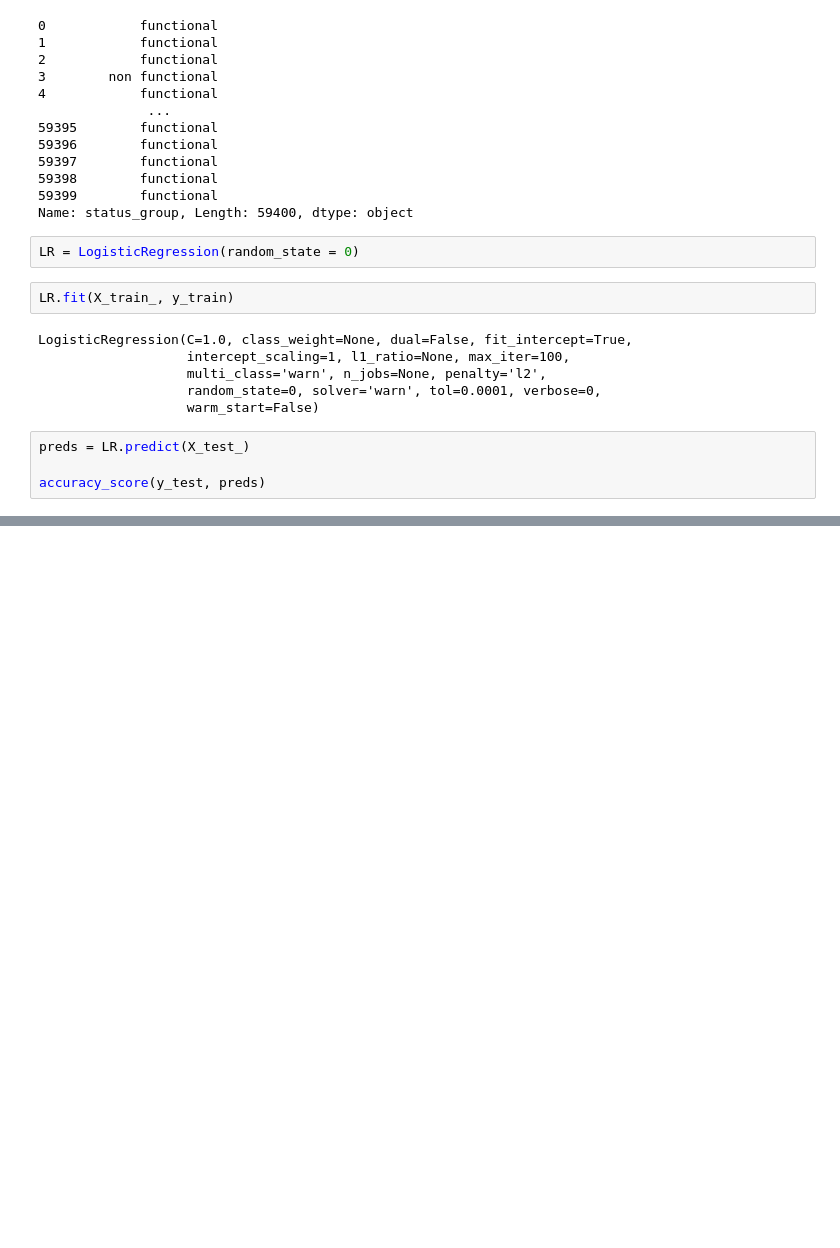
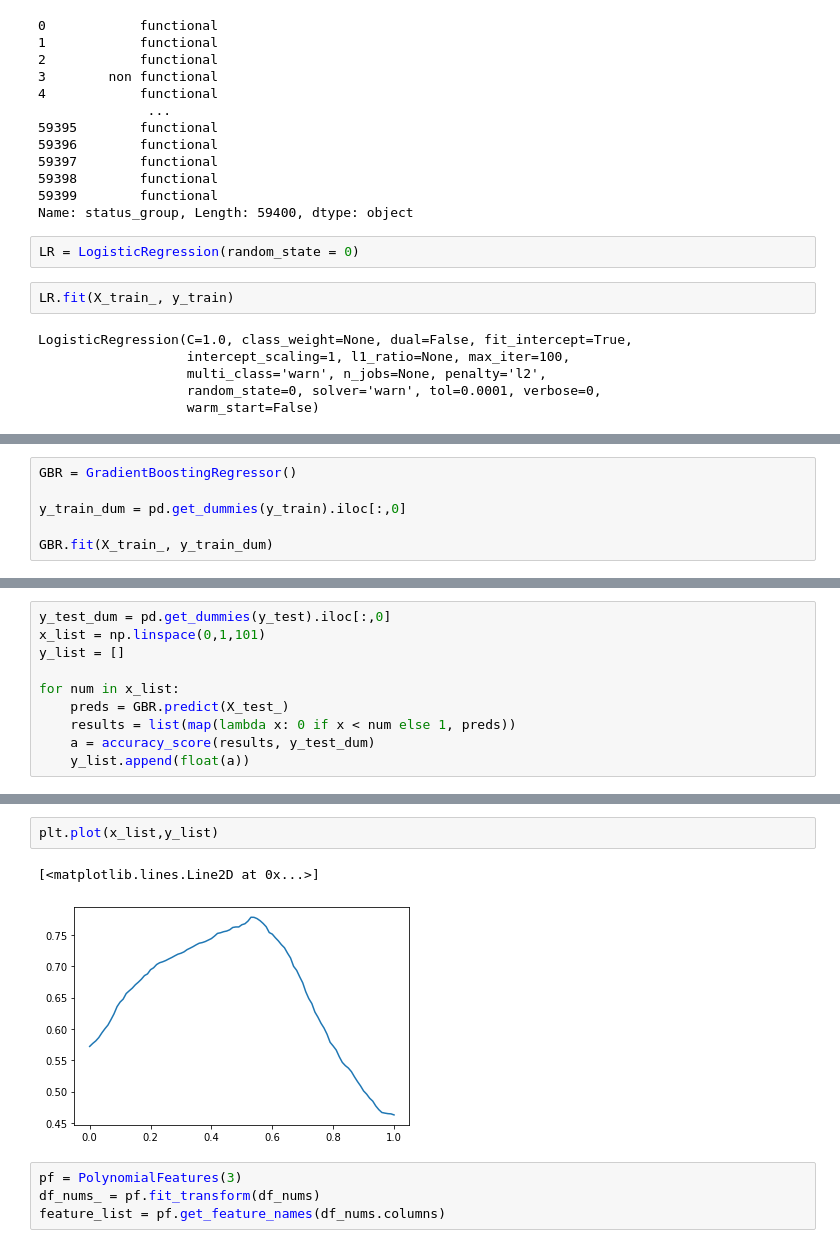
Before and after one commit to wvsharber/mod3project_Tanzania_water_well, a Jupyter notebook: lucas_exploratory/Explaratory.ipynb, the cells around one changed output, grey strips where cells are left out. Cells and saved outputs as stored; diff of their text form; blank space fills up the shorter version.

```diff
--- a/lucas_exploratory/Explaratory.ipynb
+++ b/lucas_exploratory/Explaratory.ipynb
@@ -259,7 +262,3 @@ LogisticRegression(C=1.0, class_weight=None, dual=False, fit_intercept=True,
                    multi_class='warn', n_jobs=None, penalty='l2',
                    random_state=0, solver='warn', tol=0.0001, verbose=0,
                    warm_start=False)
-# %%
-preds = LR.predict(X_test_)
-
-accuracy_score(y_test, preds)
@@ -267,0 +282,6 @@ accuracy_score(y_test, preds)
+# %%
+GBR = GradientBoostingRegressor()
+
+y_train_dum = pd.get_dummies(y_train).iloc[:,0]
+
+GBR.fit(X_train_, y_train_dum)
@@ -267,0 +298,10 @@ accuracy_score(y_test, preds)
+# %%
+y_test_dum = pd.get_dummies(y_test).iloc[:,0]
+x_list = np.linspace(0,1,101)
+y_list = []
+
+for num in x_list:
+    preds = GBR.predict(X_test_)
+    results = list(map(lambda x: 0 if x < num else 1, preds))
+    a = accuracy_score(results, y_test_dum)
+    y_list.append(float(a))
@@ -267,0 +328,9 @@ accuracy_score(y_test, preds)
+# %%
+plt.plot(x_list,y_list)
+# %% [output]
+[<matplotlib.lines.Line2D at 0x...>]
+[figure, added]
+# %%
+pf = PolynomialFeatures(3)
+df_nums_ = pf.fit_transform(df_nums)
+feature_list = pf.get_feature_names(df_nums.columns)
```
Also changed, not shown: parts of 14 cells of this notebook.
